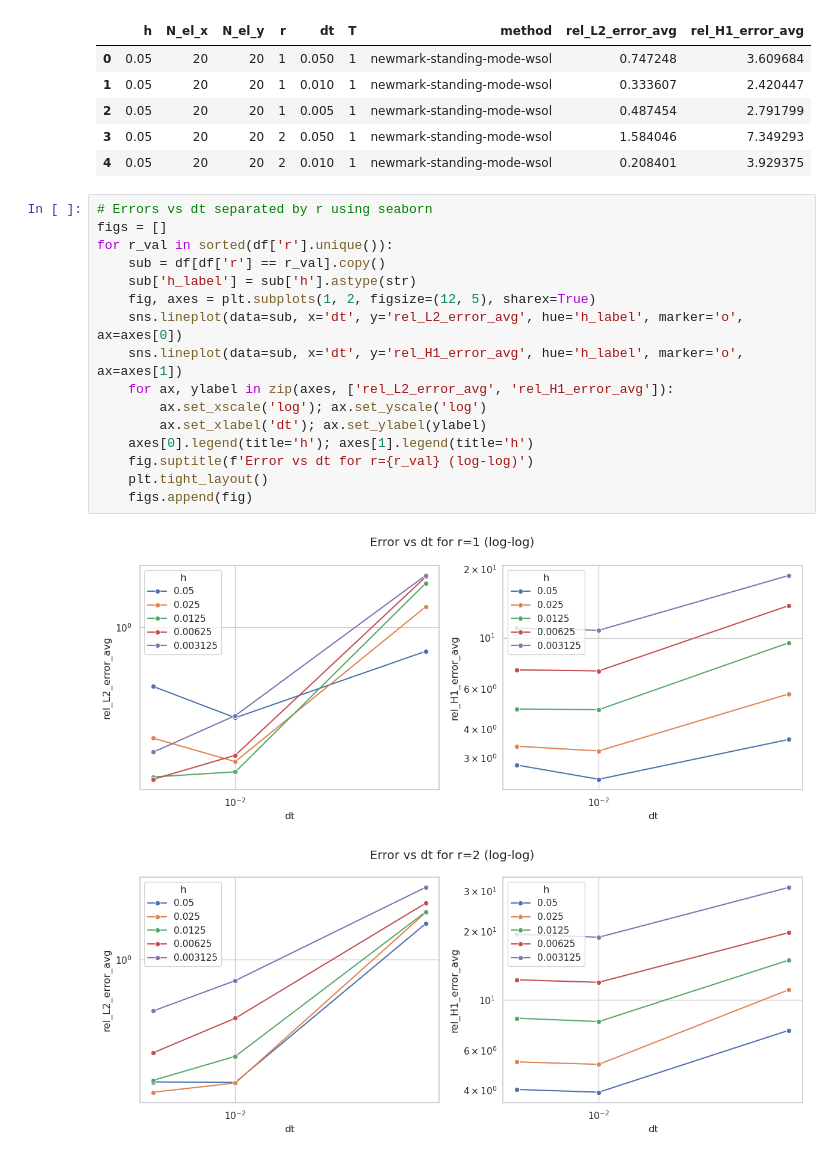
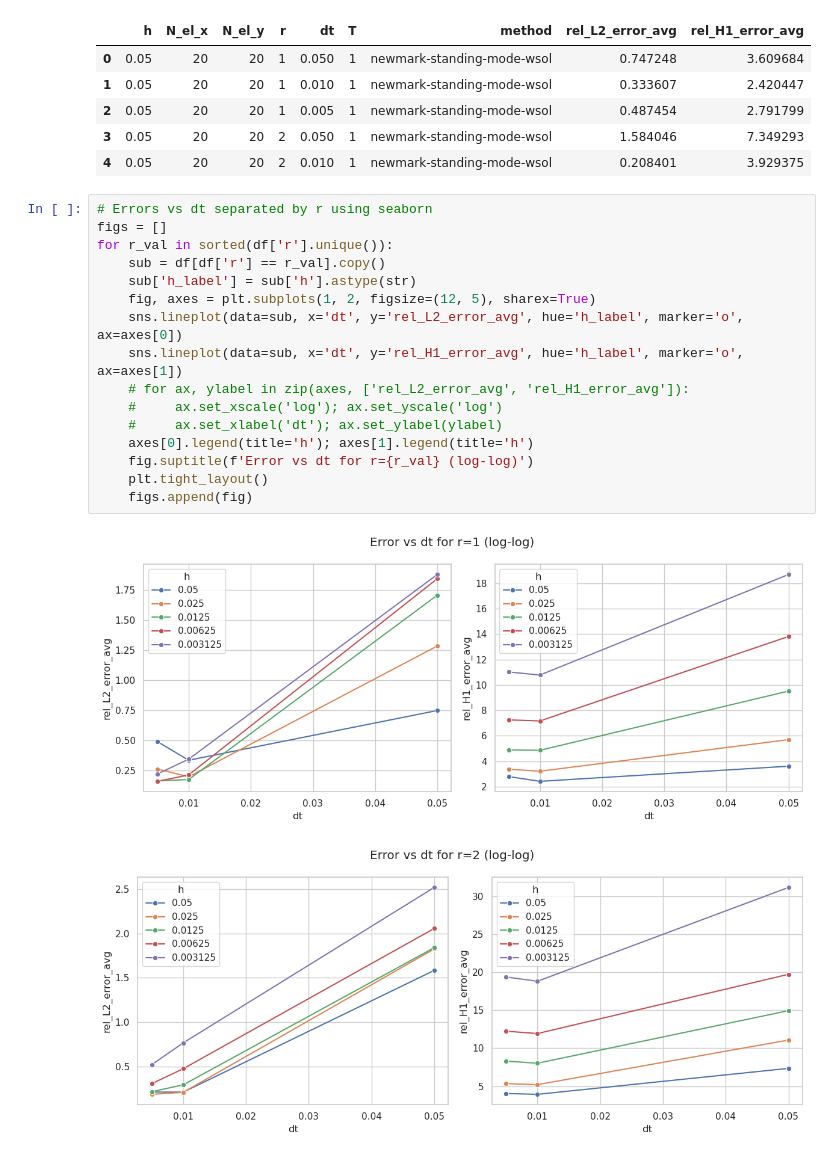
Before and after one commit to AlessandroGhiotto/nmpde-wave-equation, a Jupyter notebook: Analysis/convergence_analysis.ipynb, the cells around one changed output. Drawn from its saved outputs; the diff is of its cells as text.

```diff
--- a/Analysis/convergence_analysis.ipynb
+++ b/Analysis/convergence_analysis.ipynb
@@ -22,22 +22,22 @@ df.head()
 # %%
 # Errors vs dt separated by r using seaborn
 figs = []
 for r_val in sorted(df['r'].unique()):
     sub = df[df['r'] == r_val].copy()
     sub['h_label'] = sub['h'].astype(str)
     fig, axes = plt.subplots(1, 2, figsize=(12, 5), sharex=True)
     sns.lineplot(data=sub, x='dt', y='rel_L2_error_avg', hue='h_label', marker='o', ax=axes[0])
     sns.lineplot(data=sub, x='dt', y='rel_H1_error_avg', hue='h_label', marker='o', ax=axes[1])
-    for ax, ylabel in zip(axes, ['rel_L2_error_avg', 'rel_H1_error_avg']):
-        ax.set_xscale('log'); ax.set_yscale('log')
-        ax.set_xlabel('dt'); ax.set_ylabel(ylabel)
+    # for ax, ylabel in zip(axes, ['rel_L2_error_avg', 'rel_H1_error_avg']):
+    #     ax.set_xscale('log'); ax.set_yscale('log')
+    #     ax.set_xlabel('dt'); ax.set_ylabel(ylabel)
     axes[0].legend(title='h'); axes[1].legend(title='h')
     fig.suptitle(f'Error vs dt for r={r_val} (log-log)')
     plt.tight_layout()
     figs.append(fig)
 # %% [output]
-[figure, old version]
+[figure, new version]
-[figure, old version]
+[figure, new version]
 # %%
 # Spatial convergence: pick smallest dt per (h, r) to approximate spatial error using seaborn
 best_dt = df.groupby(['h', 'r']).apply(lambda g: g.loc[g['dt'].idxmin()]).reset_index(drop=True)
```
Also changed, not shown: parts of 5 cells of this notebook, 1 other file.
